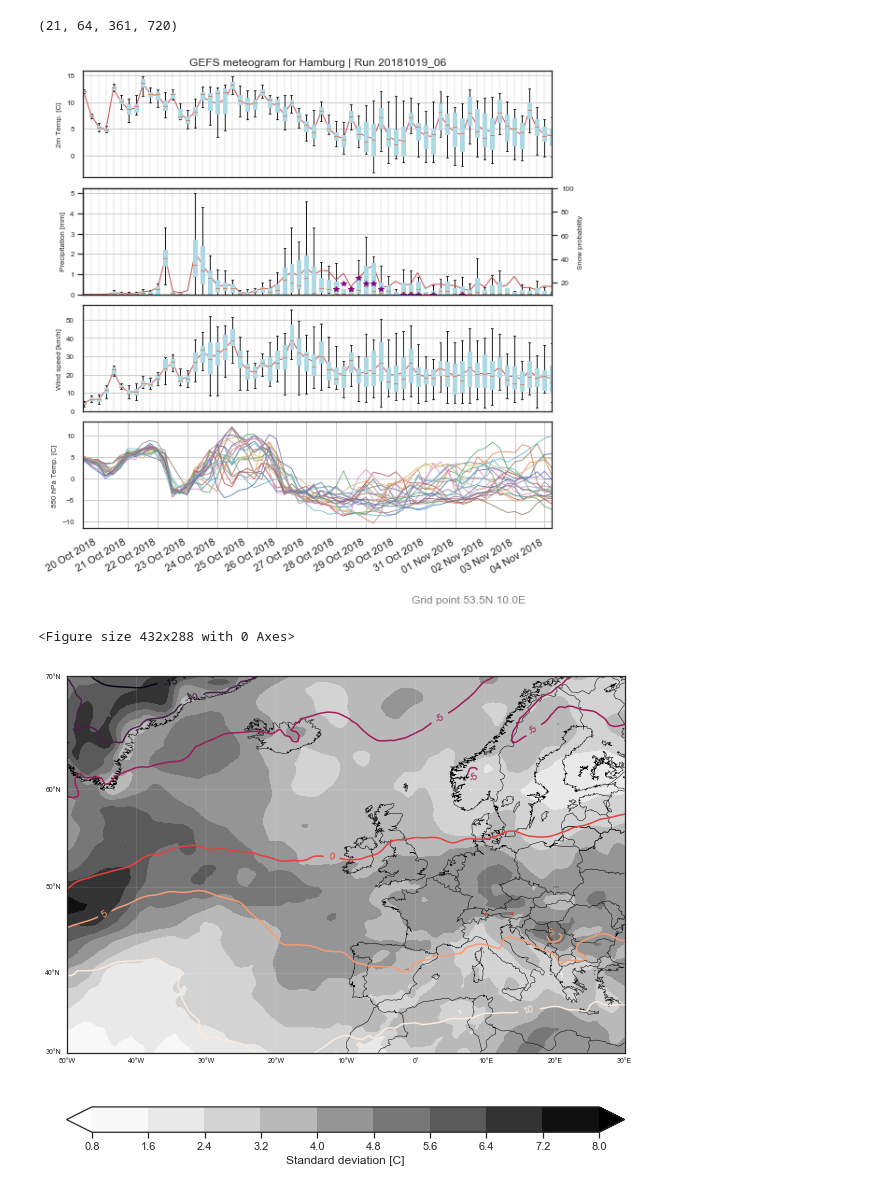
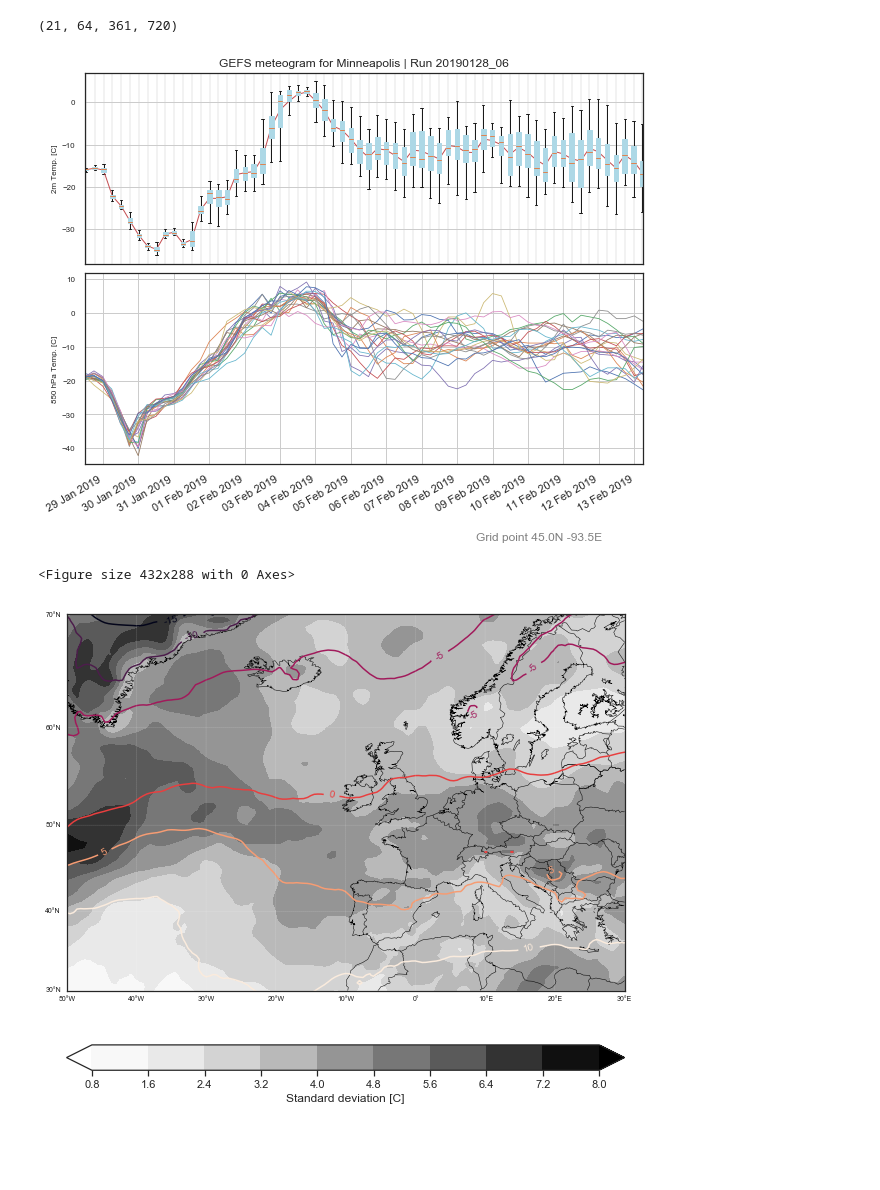
Before and after one commit to guidocioni/gens, a Jupyter notebook: plot_gefs.ipynb, the cells around one changed output. Saved outputs shown, nothing was run; the diff lists cells and outputs as text; code cells hidden in the pictures; blank space fills up the shorter version.

```diff
--- a/plot_gefs.ipynb
+++ b/plot_gefs.ipynb
@@ -136,4 +86,6 @@ t_2m.dims
 # %%
+cities = ["Minneapolis"]
+
 from geopy.geocoders import Nominatim
 
 t_2m_point={}
@@ -232,7 +184,7 @@ t_2m.shape
 # %% [output]
 (21, 64, 361, 720)
 # %%
-nrows=4
+nrows=2
 ncols=1
 sns.set(style="white")
 
@@ -244,7 +196,7 @@ for city_to_plot in cities:
     time=pd.to_datetime(dtime)
     pos = np.array((time-time[0]) / pd.Timedelta('1 hour')).astype("int")
 
-    fig = plt.figure(1, figsize=(9,10))
+    fig = plt.figure(1, figsize=(10,8))
     ax1=plt.subplot2grid((nrows,ncols), (0,0))
     ax1.set_title("GEFS meteogram for "+city_to_plot+" | Run "+fileslist[0][fileslist[0].find('_2')+1:fileslist[0].find('_00')])
 
@@ -252,66 +204,67 @@ for city_to_plot in cities:
                       showfliers=False, positions=pos, widths=3)
     for box in bplot['boxes']:
         box.set(color='LightBlue')
         box.set(facecolor='LightBlue')
 
     ax1.plot(pos, np.mean(t_2m_point[city_to_plot], axis=0), 'r-', linewidth=1)
     ax1.set_ylabel("2m Temp. [C]",fontsize=8)
     ax1.yaxis.grid(True)
     ax1.xaxis.grid(True, color='gray', linewidth=0.2)
     ax1.tick_params(axis='y', which='major', labelsize=8)
     ax1.tick_params(axis='x', which='both', bottom=False)
 
-    ax2=plt.subplot2grid((nrows,ncols), (1,0))
-    bplot_rain=ax2.boxplot(tot_prec_point[city_to_plot].T, patch_artist=True,
-                      showfliers=False, positions=pos, widths=3)
-    for box in bplot_rain['boxes']:
-        box.set(color='LightBlue')
-        box.set(facecolor='LightBlue')
+#     ax2=plt.subplot2grid((nrows,ncols), (1,0))
+#     bplot_rain=ax2.boxplot(tot_prec_point[city_to_plot].T, patch_artist=True,
+#                       showfliers=False, positions=pos, widths=3)
+#     for box in bplot_rain['boxes']:
+#         box.set(color='LightBlue')
+#         box.set(facecolor='LightBlue')
 
-    ax2.plot(pos, np.mean(tot_prec_point[city_to_plot], axis=0), 'r-', linewidth=1)
-    ax2.set_ylim(bottom=0)
-    ax2b = ax2.twinx()
-    ax2b.plot(pos, np.mean(snow_point[city_to_plot]*100, axis=0), '*',color='purple')
-    ax2b.set_ylabel("Snow probability",fontsize=8)
-    ax2b.set_ylim(10, 100)
-    ax2.yaxis.grid(True)
-    ax2.set_ylabel("Precipitation [mm]",fontsize=8)
-    ax2.xaxis.grid(True, color='gray', linewidth=0.2)
-    ax2.tick_params(axis='y', which='major', labelsize=8)
-    ax2b.tick_params(axis='y', which='major', labelsize=8)
+#     ax2.plot(pos, np.mean(tot_prec_point[city_to_plot], axis=0), 'r-', linewidth=1)
+#     ax2.set_ylim(bottom=0)
+#     ax2b = ax2.twinx()
+#     ax2b.plot(pos, np.mean(snow_point[city_to_plot]*100, axis=0), '*',color='purple')
+#     ax2b.set_ylabel("Snow probability",fontsize=8)
+#     ax2b.set_ylim(10, 100)
+#     ax2.yaxis.grid(True)
+#     ax2.set_ylabel("Precipitation [mm]",fontsize=8)
+#     ax2.xaxis.grid(True, color='gray', linewidth=0.2)
+#     ax2.tick_params(axis='y', which='major', labelsize=8)
+#     ax2b.tick_params(axis='y', which='major', labelsize=8)
 
-    ax3=plt.subplot2grid((nrows,ncols), (2,0))
-    bplot_wind=ax3.boxplot(wind_speed_10m_point[city_to_plot].T, patch_artist=True,
-                      showfliers=False, positions=pos, widths=3)
-    for box in bplot_wind['boxes']:
-        box.set(color='LightBlue')
-        box.set(facecolor='LightBlue')
-    ax3.plot(pos, np.mean(wind_speed_10m_point[city_to_plot], axis=0), 'r-', linewidth=1)
+#     ax3=plt.subplot2grid((nrows,ncols), (2,0))
+#     bplot_wind=ax3.boxplot(wind_speed_10m_point[city_to_plot].T, patch_artist=True,
+#                       showfliers=False, positions=pos, widths=3)
+#     for box in bplot_wind['boxes']:
+#         box.set(color='LightBlue')
+#         box.set(facecolor='LightBlue')
+#     ax3.plot(pos, np.mean(wind_speed_10m_point[city_to_plot], axis=0), 'r-', linewidth=1)
 
-    ax3.yaxis.grid(True)
-    ax3.set_ylabel("Wind speed [km/h]",fontsize=8)
-    ax3.tick_params(axis='y', which='major', labelsize=8)
-    ax3.set_ylim(bottom=0)
-    ax3.xaxis.grid(True, color='gray', linewidth=0.2)
+#     ax3.yaxis.grid(True)
+#     ax3.set_ylabel("Wind speed [km/h]",fontsize=8)
+#     ax3.tick_params(axis='y', which='major', labelsize=8)
+#     ax3.set_ylim(bottom=0)
+#     ax3.xaxis.grid(True, color='gray', linewidth=0.2)
 
-    ax4=plt.subplot2grid((nrows,ncols), (3,0))
+    ax4=plt.subplot2grid((nrows,ncols), (1,0))
     ax4.plot_date(time, t_850hpa_point[city_to_plot][:,:].T, '-',linewidth=0.8)
     ax4.set_xlim(dtime[0],dtime[-1])
     ax4.set_ylabel("850 hPa Temp. [C]",fontsize=8)
     ax4.tick_params(axis='y', which='major', labelsize=8)
     ax4.yaxis.grid(True)
     ax4.xaxis.grid(True)
     ax4.xaxis.set_major_locator(mdates.DayLocator())
     ax4.xaxis.set_major_formatter(DateFormatter('%d %b %Y'))
 
-    ax4.annotate('Grid point %3.1fN %3.1fE' % (lat[ilat], lon[ilon]), xy=(0.7, -0.7), xycoords='axes fraction', color="gray")
+    ax4.annotate('Grid point %3.1fN %3.1fE' % (lat[ilat], lon[ilon]), xy=(0.7, -0.4), xycoords='axes fraction', color="gray")
 
-    fig.subplots_adjust(hspace=0.1)
+    fig.subplots_adjust(hspace=0.05)
     fig.autofmt_xdate()
+    plt.savefig('meteogram_cold.png',dpi=120,bbox_inches='tight')
     plt.show()
     plt.clf()
 # %% [output]
-[figure, old version]
+[figure, new version]
 <Figure size 432x288 with 0 Axes>
 # %%
 fig = plt.figure(figsize=(10,10))
```
Also changed, not shown: parts of 5 cells of this notebook, 8 other files.
